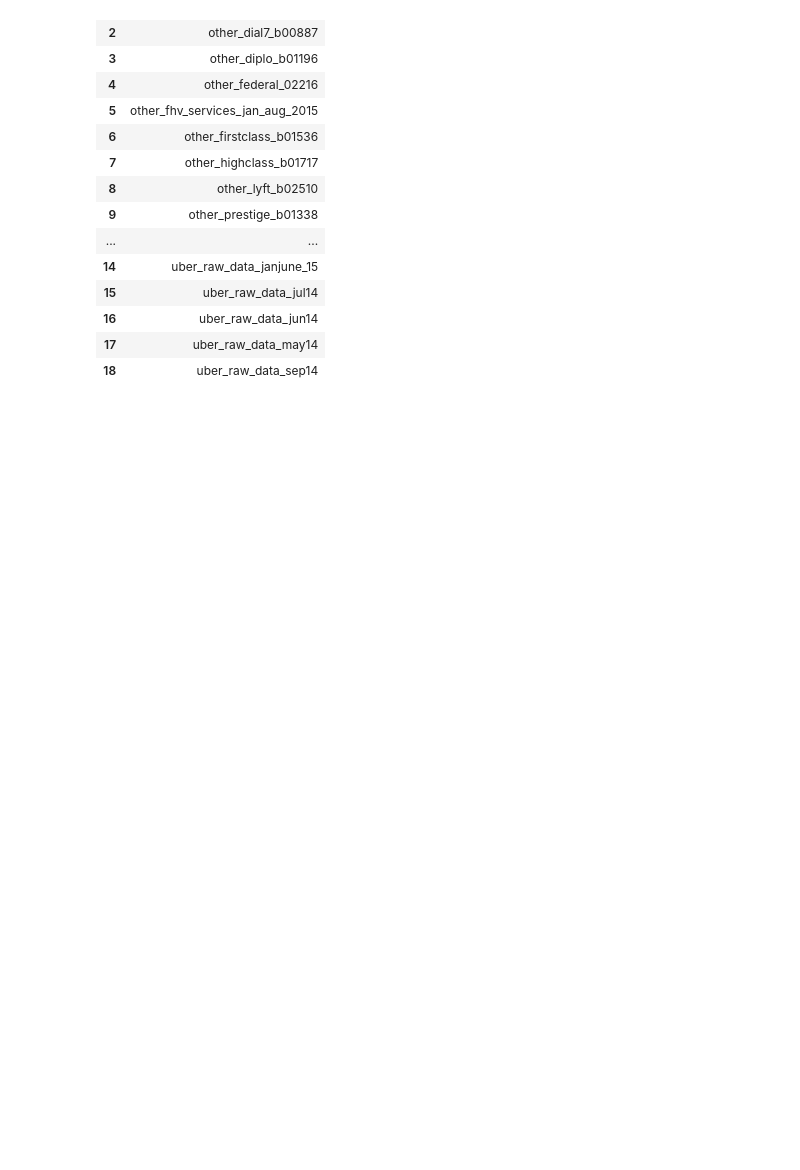
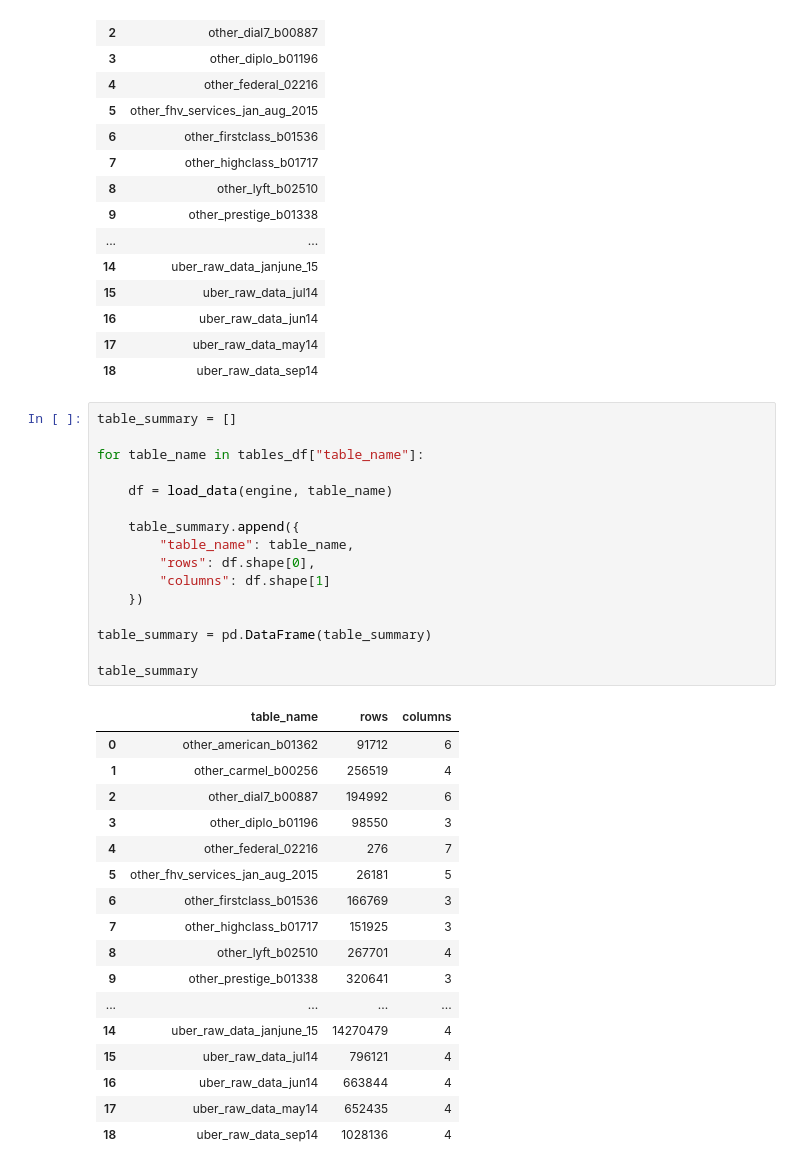
Before and after one commit to abhishekmahto01/DS-365, a Jupyter notebook: Urban_Mobility_Analytics/notebooks/data_discovery.ipynb, the cells around one changed output. Drawn from its saved outputs; the diff is of its cells as text; blank space fills up the shorter version.

```diff
--- a/Urban_Mobility_Analytics/notebooks/data_discovery.ipynb
+++ b/Urban_Mobility_Analytics/notebooks/data_discovery.ipynb
@@ -41,3 +41,37 @@ Total tables: 19
 | 16 | uber_raw_data_jun14 |
 | 17 | uber_raw_data_may14 |
 | 18 | uber_raw_data_sep14 |
+# %%
+table_summary = []
+
+for table_name in tables_df["table_name"]:
+
+    df = load_data(engine, table_name)
+
+    table_summary.append({
+        "table_name": table_name,
+        "rows": df.shape[0],
+        "columns": df.shape[1]
+    })
+
+table_summary = pd.DataFrame(table_summary)
+
+table_summary
+# %% [output]
+|  | table_name | rows | columns |
+| 0 | other_american_b01362 | 91712 | 6 |
+| 1 | other_carmel_b00256 | 256519 | 4 |
+| 2 | other_dial7_b00887 | 194992 | 6 |
+| 3 | other_diplo_b01196 | 98550 | 3 |
+| 4 | other_federal_02216 | 276 | 7 |
+| 5 | other_fhv_services_jan_aug_2015 | 26181 | 5 |
+| 6 | other_firstclass_b01536 | 166769 | 3 |
+| 7 | other_highclass_b01717 | 151925 | 3 |
+| 8 | other_lyft_b02510 | 267701 | 4 |
+| 9 | other_prestige_b01338 | 320641 | 3 |
+| ... | ... | ... | ... |
+| 14 | uber_raw_data_janjune_15 | 14270479 | 4 |
+| 15 | uber_raw_data_jul14 | 796121 | 4 |
+| 16 | uber_raw_data_jun14 | 663844 | 4 |
+| 17 | uber_raw_data_may14 | 652435 | 4 |
+| 18 | uber_raw_data_sep14 | 1028136 | 4 |
```
Also changed, not shown: parts of 8 cells of this notebook.
